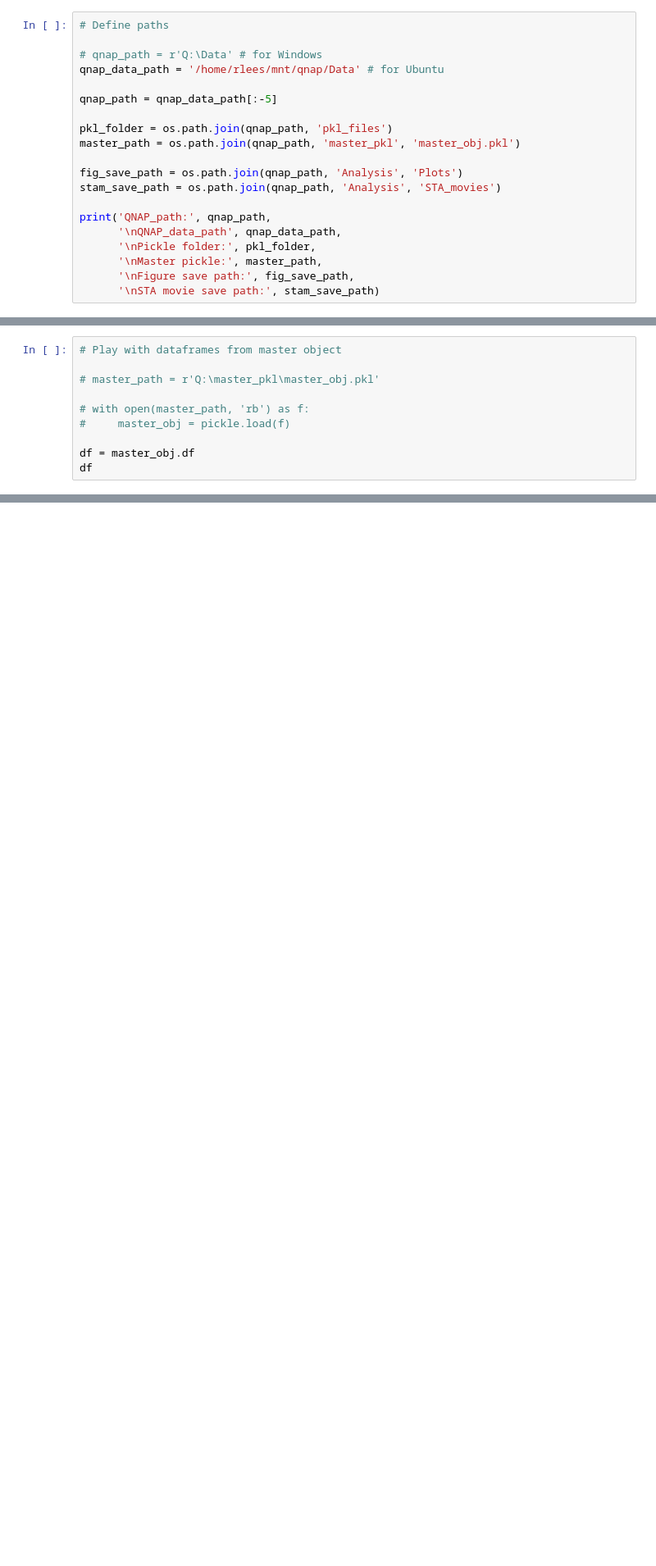
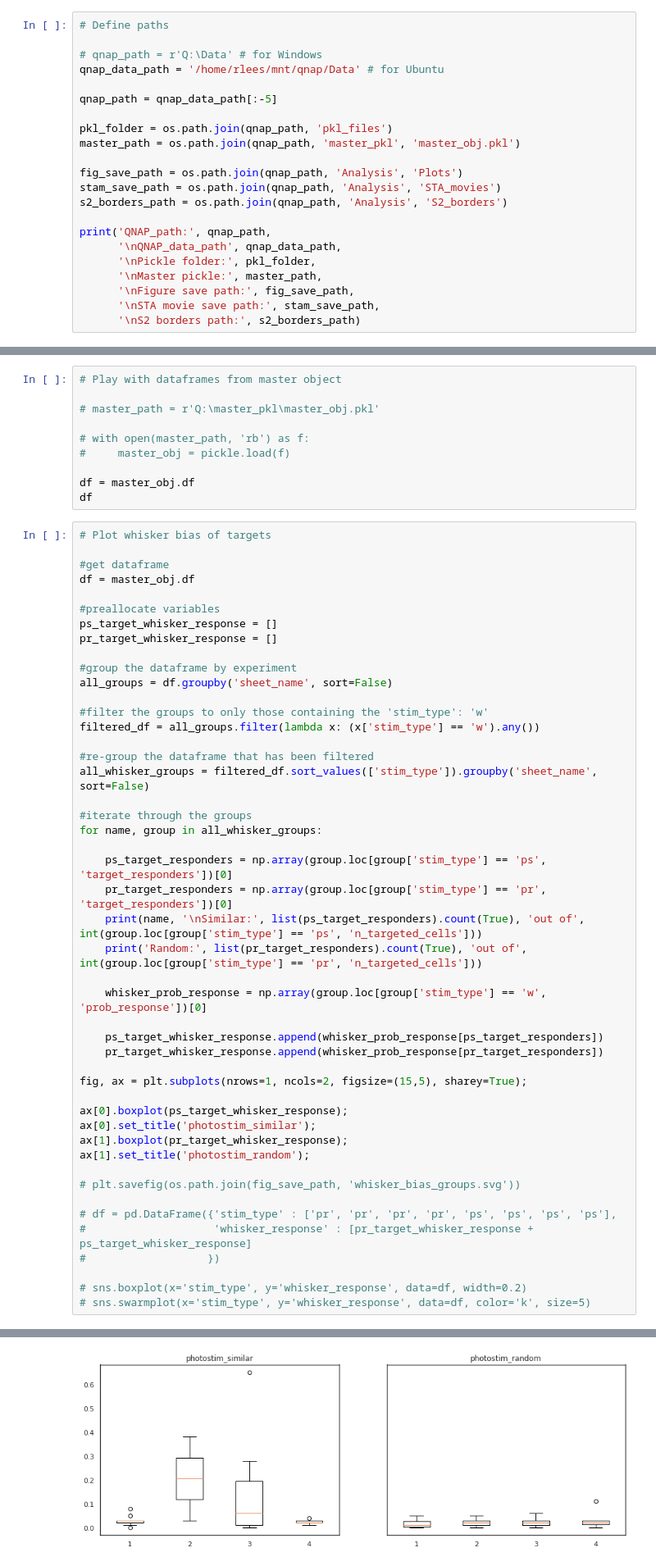
Before and after one commit to Packer-Lab/Vape, a Jupyter notebook: jupyter/rob/interareal_analysis.ipynb, the cells around one changed output, grey strips where cells are left out. Shown at 82% size. Cells and saved outputs as stored; diff of their text form; blank space fills up the shorter version.

```diff
--- a/jupyter/rob/interareal_analysis.ipynb
+++ b/jupyter/rob/interareal_analysis.ipynb
@@ -40,13 +40,15 @@ master_path = os.path.join(qnap_path, 'master_pkl', 'master_obj.pkl')
 
 fig_save_path = os.path.join(qnap_path, 'Analysis', 'Plots')
 stam_save_path = os.path.join(qnap_path, 'Analysis', 'STA_movies')
+s2_borders_path = os.path.join(qnap_path, 'Analysis', 'S2_borders')
 
 print('QNAP_path:', qnap_path,
       '\nQNAP_data_path', qnap_data_path,
       '\nPickle folder:', pkl_folder,
       '\nMaster pickle:', master_path,
       '\nFigure save path:', fig_save_path,
-      '\nSTA movie save path:', stam_save_path)
+      '\nSTA movie save path:', stam_save_path,
+      '\nS2 borders path:', s2_borders_path)
 # %% [output]
 QNAP_path: /home/rlees/mnt/qnap
 QNAP_data_path /home/rlees/mnt/qnap/Data
@@ -270,3 +301,51 @@ STA movie made for 100 trials: /home/rlees/mnt/qnap/Analysis/STA_movies/2019-11-
 
 df = master_obj.df
 df
+# %%
+# Plot whisker bias of targets
+
+#get dataframe
+df = master_obj.df
+
+#preallocate variables
+ps_target_whisker_response = []
+pr_target_whisker_response = []
+
+#group the dataframe by experiment
+all_groups = df.groupby('sheet_name', sort=False)
+
+#filter the groups to only those containing the 'stim_type': 'w'
+filtered_df = all_groups.filter(lambda x: (x['stim_type'] == 'w').any())
+
+#re-group the dataframe that has been filtered
+all_whisker_groups = filtered_df.sort_values(['stim_type']).groupby('sheet_name', sort=False)
+
+#iterate through the groups
+for name, group in all_whisker_groups:
+
+    ps_target_responders = np.array(group.loc[group['stim_type'] == 'ps', 'target_responders'])[0]
+    pr_target_responders = np.array(group.loc[group['stim_type'] == 'pr', 'target_responders'])[0]
+    print(name, '\nSimilar:', list(ps_target_responders).count(True), 'out of', int(group.loc[group['stim_type'] == 'ps', 'n_targeted_cells']))
+    print('Random:', list(pr_target_responders).count(True), 'out of', int(group.loc[group['stim_type'] == 'pr', 'n_targeted_cells']))
+
+    whisker_prob_response = np.array(group.loc[group['stim_type'] == 'w', 'prob_response'])[0]
+
+    ps_target_whisker_response.append(whisker_prob_response[ps_target_responders])
+    pr_target_whisker_response.append(whisker_prob_response[pr_target_responders])
+
+fig, ax = plt.subplots(nrows=1, ncols=2, figsize=(15,5), sharey=True);
+
+ax[0].boxplot(ps_target_whisker_response);
+ax[0].set_title('photostim_similar');
+ax[1].boxplot(pr_target_whisker_response);
+ax[1].set_title('photostim_random');
+
+# plt.savefig(os.path.join(fig_save_path, 'whisker_bias_groups.svg'))
+
+# df = pd.DataFrame({'stim_type' : ['pr', 'pr', 'pr', 'pr', 'ps', 'ps', 'ps', 'ps'],
+#                    'whisker_response' : [pr_target_whisker_response + ps_target_whisker_response]
+#                   })
+
+# sns.boxplot(x='stim_type', y='whisker_response', data=df, width=0.2)
+# sns.swarmplot(x='stim_type', y='whisker_response', data=df, color='k', size=5)
+# %% [output]
@@ -273,3 +364,4 @@ df
+[figure, added]
 # %%
 # Test data to play with experimental objects
 
```
Also changed, not shown: parts of 11 cells of this notebook, 1 other file.
